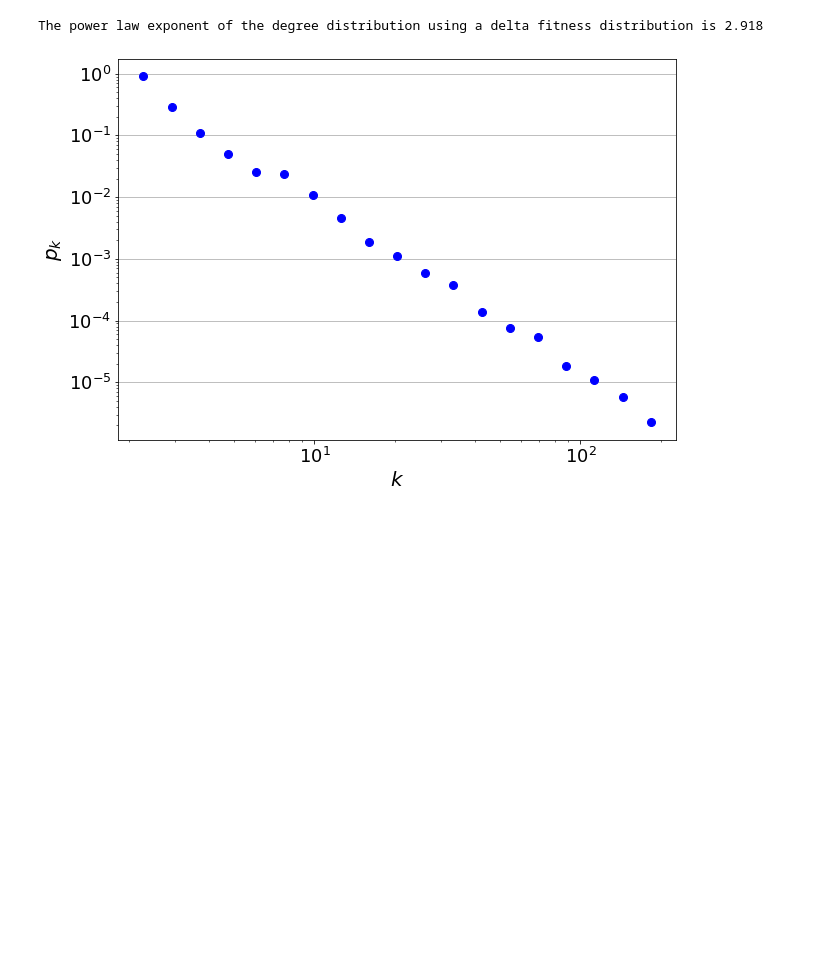
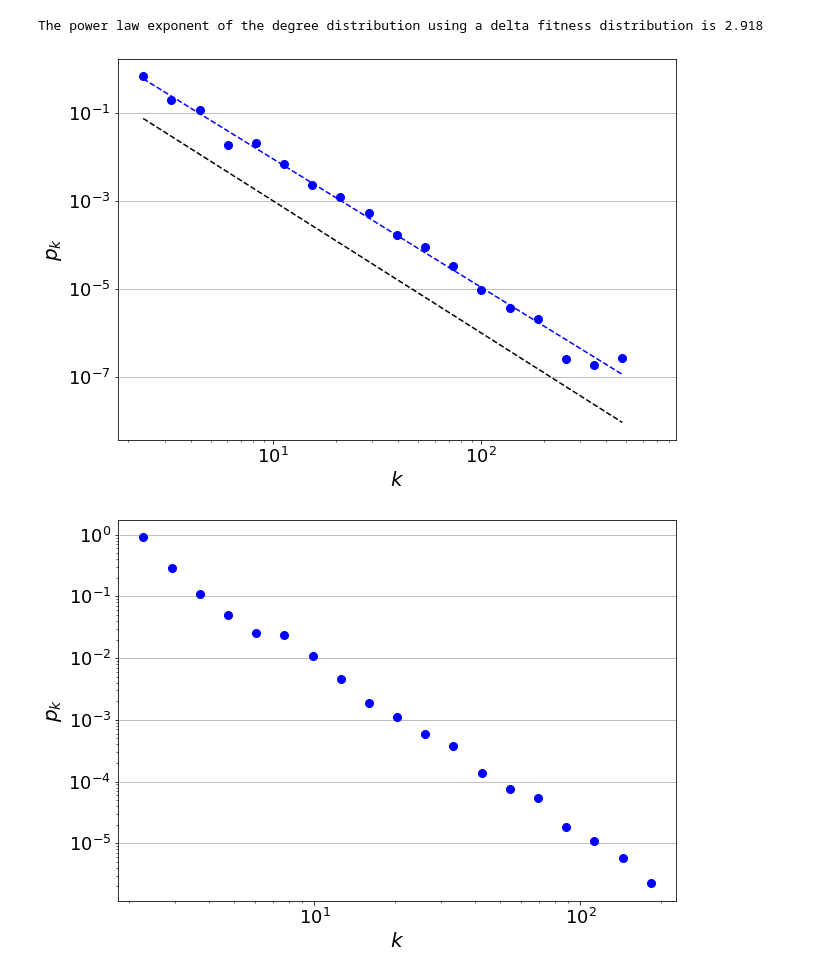
Before and after one commit to AaronDC60/Bianconi_Barabasi, a Jupyter notebook: code/analysis.ipynb, the cells around one changed output. Saved outputs shown, nothing was run; the diff lists cells and outputs as text; code cells hidden in the pictures; blank space fills up the shorter version.

```diff
--- a/code/analysis.ipynb
+++ b/code/analysis.ipynb
@@ -42,6 +46,22 @@ slope_delta, intercept_delta, r_value_delta, _, _ = linregress(x_delta, y_delta)
 print('The power law exponent of the degree distribution using a delta fitness distribution is %s'% np.round(-slope_delta, 3))
 # %% [output]
 The power law exponent of the degree distribution using a delta fitness distribution is 2.918
+# %%
+# Plot of the degree distribution
+plt.figure(figsize=(10, 7))
+plt.loglog(k_delta, p_k_delta, 'bo', markersize=8)
+plt.loglog(x_delta, y_fit_delta, color = 'blue', linestyle = 'dashed')
+plt.loglog(x_delta, y_analytic_delta, color = 'black', linestyle = 'dashed')
+
+plt.xlabel('$k$', fontsize=20)
+plt.ylabel('$p_k$', fontsize=20)
+plt.xticks(fontsize=18)
+plt.yticks(fontsize=18)
+
+plt.grid(axis='y')
+plt.show()
+# %% [output]
+[figure, added]
 # %%
 # Plot of the degree distribution
 plt.figure(figsize=(10, 7))
```
Also changed, not shown: parts of 3 cells of this notebook.
